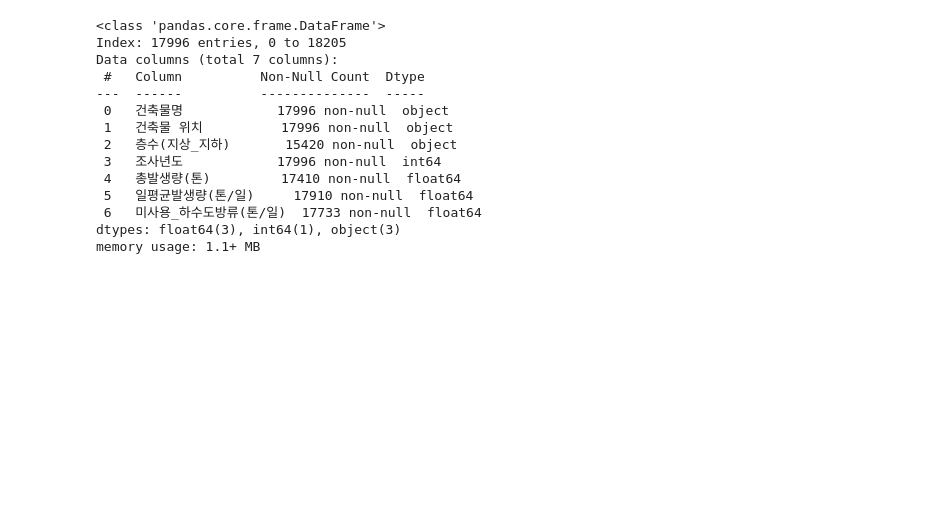
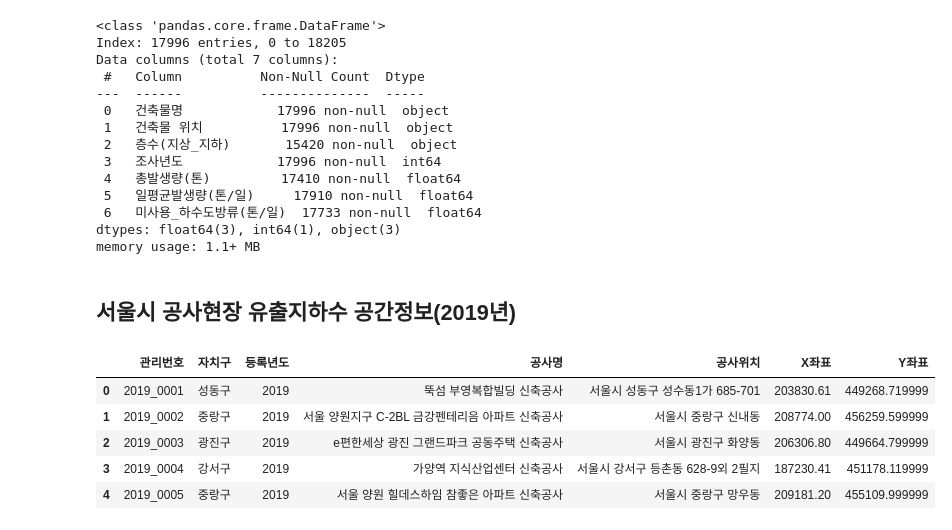
Before and after one commit to 25-1-SI/preprocessing, a Jupyter notebook: notebooks/preprocessing.ipynb, the cells around one changed output. Cells and saved outputs as stored; diff of their text form; code cells hidden in the pictures; blank space fills up the shorter version.

Commit message:
feat: 서울시 공사현장 유출지하수 공간정보(2019년) 전처리

```diff
--- a/notebooks/preprocessing.ipynb
+++ b/notebooks/preprocessing.ipynb
@@ -228,3 +228,16 @@ dtypes: float64(3), int64(1), object(3)
 memory usage: 1.1+ MB
 # %%
 building_underground_water_df.to_csv("data/processed/building_underground_water_processed.csv", index=False, encoding="utf-8-sig")
+# %% [markdown]
+## 서울시 공사현장 유출지하수 공간정보(2019년)
+# %%
+construction_underground_water_df = pd.read_csv('data/raw_data/서울시 공사현장 유출지하수 공간정보(2019년).csv', encoding='cp949')
+# %%
+construction_underground_water_df.head()
+# %% [output]
+|  | 관리번호 | 자치구 | 등록년도 | 공사명 | 공사위치 | X좌표 | Y좌표 |
+| 0 | 2019_0001 | 성동구 | 2019 | 뚝섬 부영복합빌딩 신축공사 | 서울시 성동구 성수동1가 685-701 | 203830.61 | 449268.719999 |
+| 1 | 2019_0002 | 중랑구 | 2019 | 서울 양원지구 C-2BL 금강펜테리음 아파트 신축공사 | 서울시 중랑구 신내동 | 208774.00 | 456259.599999 |
+| 2 | 2019_0003 | 광진구 | 2019 | e편한세상 광진 그랜드파크 공동주택 신축공사 | 서울시 광진구 화양동 | 206306.80 | 449664.799999 |
+| 3 | 2019_0004 | 강서구 | 2019 | 가양역 지식산업센터 신축공사 | 서울시 강서구 등촌동 628-9외 2필지 | 187230.41 | 451178.119999 |
+| 4 | 2019_0005 | 중랑구 | 2019 | 서울 양원 힐데스하임 참좋은 아파트 신축공사 | 서울시 중랑구 망우동 | 209181.20 | 455109.999999 |
```
Also changed, not shown: parts of 4 cells of this notebook, 1 other file.
